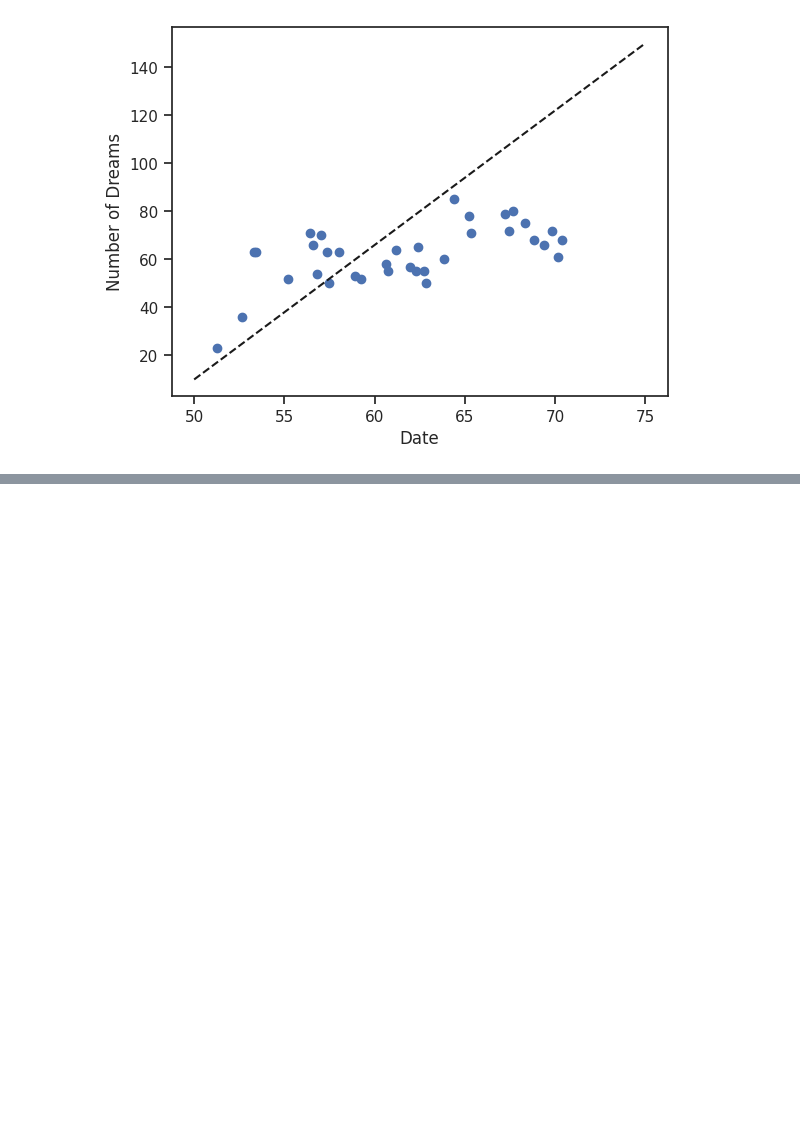
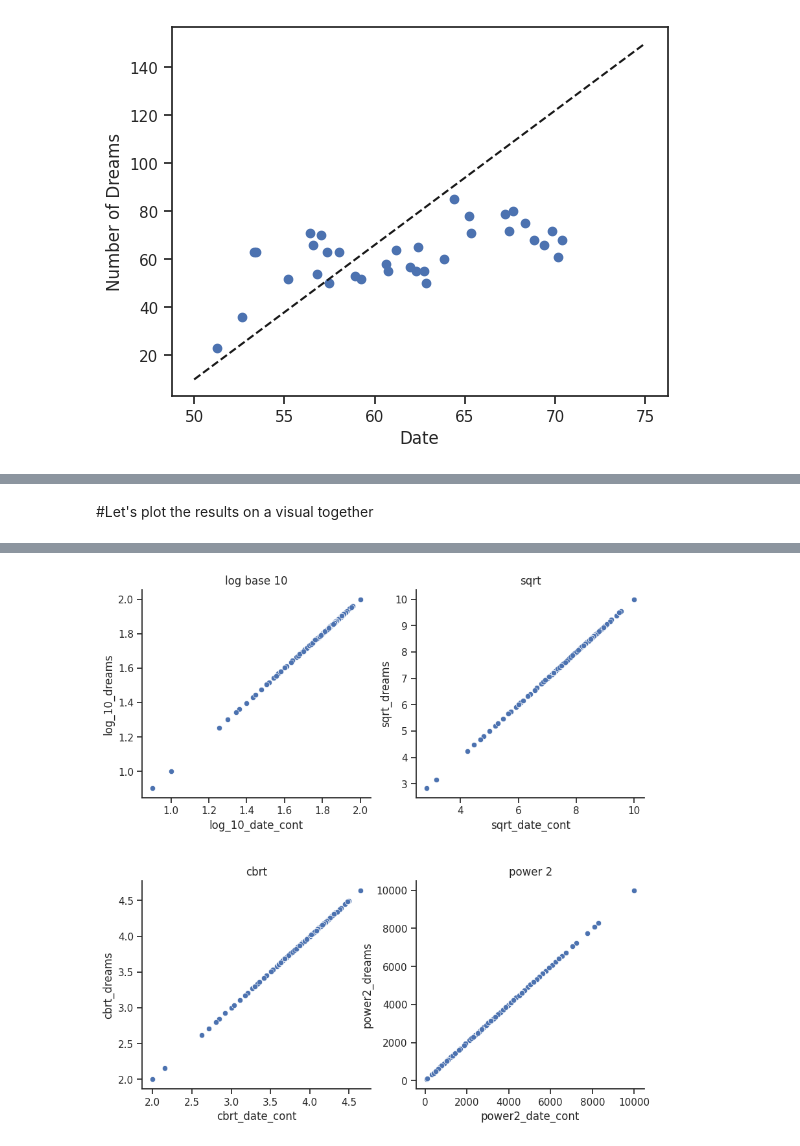
Before and after one commit to supercarp/makeovermonday, a Jupyter notebook: makeover_monday_week_40.ipynb, the cells around one changed output, grey strips where cells are left out. Cells and saved outputs as stored; diff of their text form; code cells hidden in the pictures; blank space fills up the shorter version.

```diff
--- a/makeover_monday_week_40.ipynb
+++ b/makeover_monday_week_40.ipynb
@@ -334,0 +346,3 @@ plt.show();
+# %%
+df_dreams['log_10_dreams'] = np.log10(df_dreams.dreams)
+df_dreams['log_10_date_cont'] = np.log10(df_dreams.dreams)
@@ -334,0 +351,3 @@ plt.show();
+# %%
+df_dreams['sqrt_dreams'] = np.sqrt(df_dreams.dreams)
+df_dreams['sqrt_date_cont'] = np.sqrt(df_dreams.dreams)
@@ -334,0 +356,3 @@ plt.show();
+# %%
+df_dreams['cbrt_dreams'] = np.cbrt(df_dreams.dreams)
+df_dreams['cbrt_date_cont'] = np.cbrt(df_dreams.dreams)
@@ -334,0 +361,3 @@ plt.show();
+# %%
+df_dreams['power2_dreams'] = np.power(df_dreams.dreams,2)
+df_dreams['power2_date_cont'] = np.power(df_dreams.dreams,2)
@@ -334,0 +366,13 @@ plt.show();
+# %% [markdown]
+#Let's plot the results on a visual together
+# %%
+fig, axes = plt.subplots(2, 2, figsize=(10,10))
+plt.subplots_adjust(hspace = 0.4)
+
+plt_log10 = sns.scatterplot(data=df_dreams, x='log_10_date_cont', y='log_10_dreams', ax=axes[0,0]).set(title='log base 10')
+plt_sqrt = sns.scatterplot(data=df_dreams, x='sqrt_date_cont', y='sqrt_dreams', ax=axes[0,1]).set(title='sqrt')
+plt_cbrt = sns.scatterplot(data=df_dreams, x='cbrt_date_cont', y='cbrt_dreams', ax=axes[1,0]).set(title='cbrt')
+plt_pwr2 = sns.scatterplot(data=df_dreams, x='power2_date_cont', y='power2_dreams', ax=axes[1,1]).set(title='power 2')
+sns.despine()
+fig.show()
+# %% [output]
@@ -334,0 +380 @@ plt.show();
+[figure, added]
```
Also changed, not shown: parts of 15 cells of this notebook.
